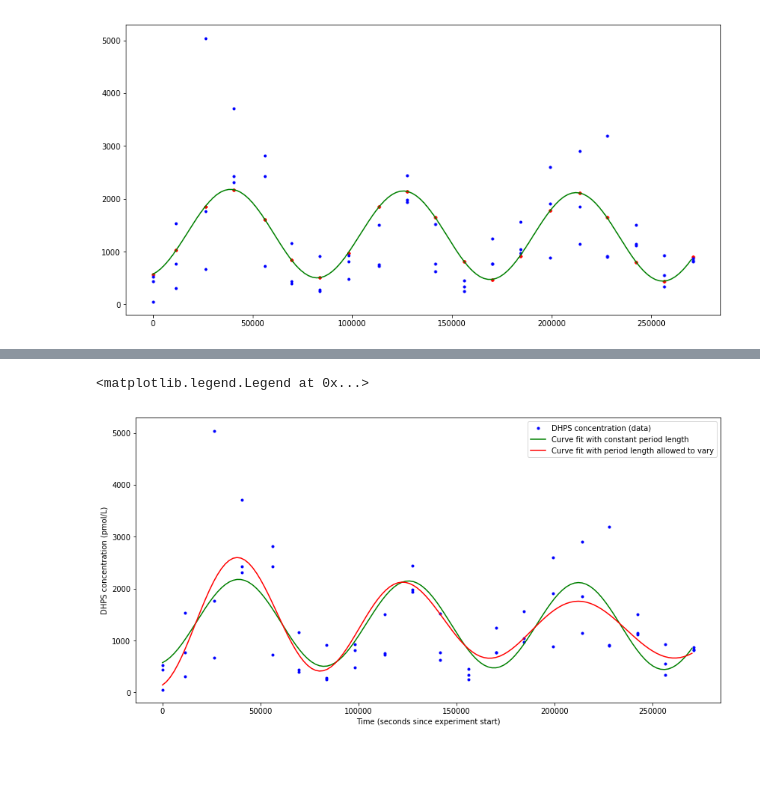
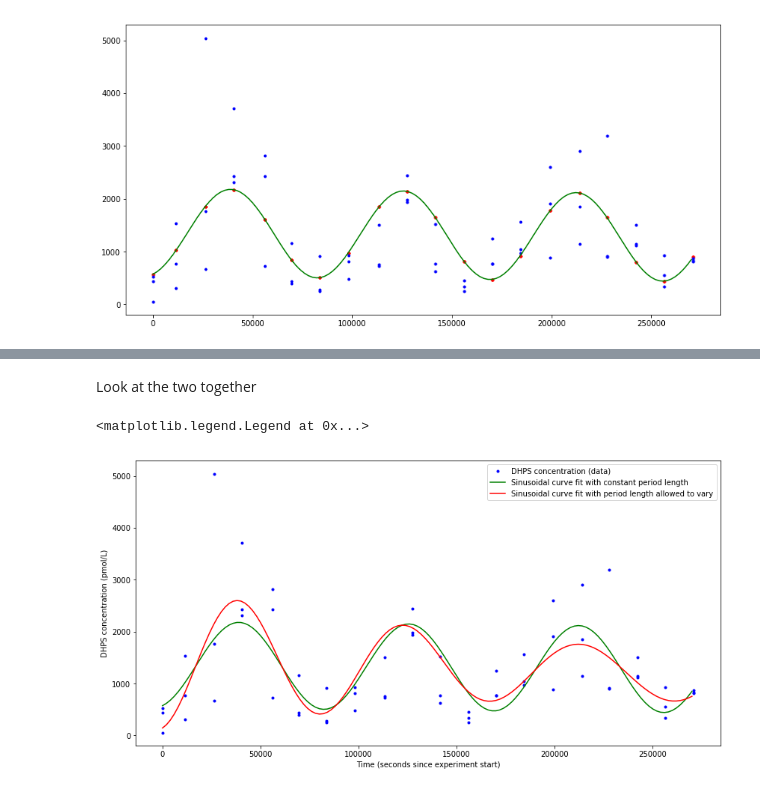
Before and after one commit to jamesrco/DielALOHA, a Jupyter notebook: python3/ALOHAdielCurveFit.ipynb, the cells around one changed output, grey strips where cells are left out. Saved outputs shown, nothing was run; the diff lists cells and outputs as text; code cells hidden in the pictures; blank space fills up the shorter version.

```diff
--- a/python3/ALOHAdielCurveFit.ipynb
+++ b/python3/ALOHAdielCurveFit.ipynb
@@ -300,14 +295,16 @@ SyntaxError: invalid syntax (<ipython-input-262-19a5e1594850>, line 1)
+# %% [markdown]
+Look at the two together
 # %%
 fig = plt.figure(figsize=(14, 7))
 
 plt.plot(xdata_clean_alt, ydata_clean, 'b.', label = 'DHPS concentration (data)')
 plt.plot(pandas.Series(list(range(0, int(xdata_clean_alt[len(xdata_clean_alt)-1]), 2000))), multWaves_func_samePer(
-   pandas.Series(list(range(0, int(xdata_clean_alt[len(xdata_clean_alt)-1]), 2000))), *popt_samePer), 'g-', label = 'Curve fit with constant period length')
+   pandas.Series(list(range(0, int(xdata_clean_alt[len(xdata_clean_alt)-1]), 2000))), *popt_samePer), 'g-', label = 'Sinusoidal curve fit with constant period length')
 plt.plot(pandas.Series(list(range(0, int(xdata_clean_alt[len(xdata_clean_alt)-1]), 2000))), multWaves_func_varPer(
-   pandas.Series(list(range(0, int(xdata_clean_alt[len(xdata_clean_alt)-1]), 2000))), *popt_varPer), 'r-', label = 'Curve fit with period length allowed to vary')
+   pandas.Series(list(range(0, int(xdata_clean_alt[len(xdata_clean_alt)-1]), 2000))), *popt_varPer), 'r-', label = 'Sinusoidal curve fit with period length allowed to vary')
 plt.xlabel('Time (seconds since experiment start)')
 plt.ylabel('DHPS concentration (pmol/L)')
 plt.legend()
 # %% [output]
 <matplotlib.legend.Legend at 0x...>
-[figure, old version]
+[figure, new version]
```
Also changed, not shown: parts of 3 cells of this notebook.
